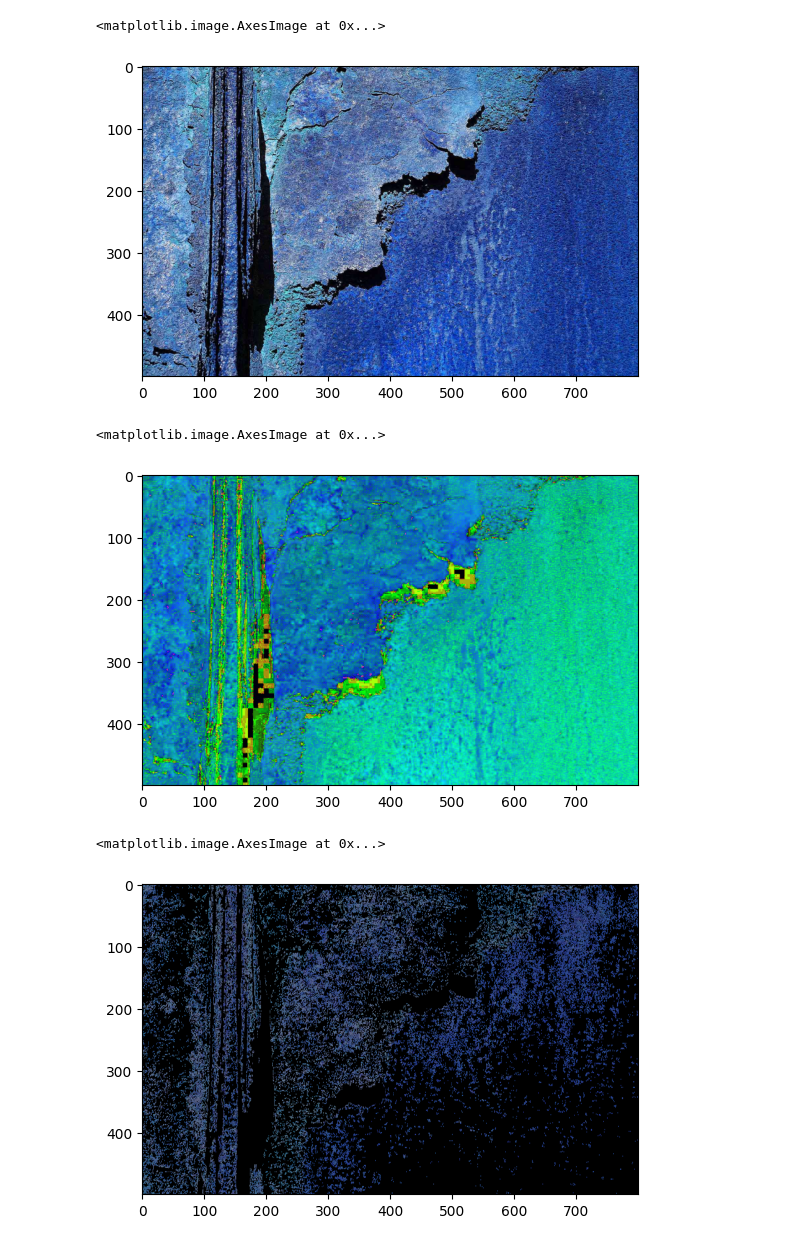
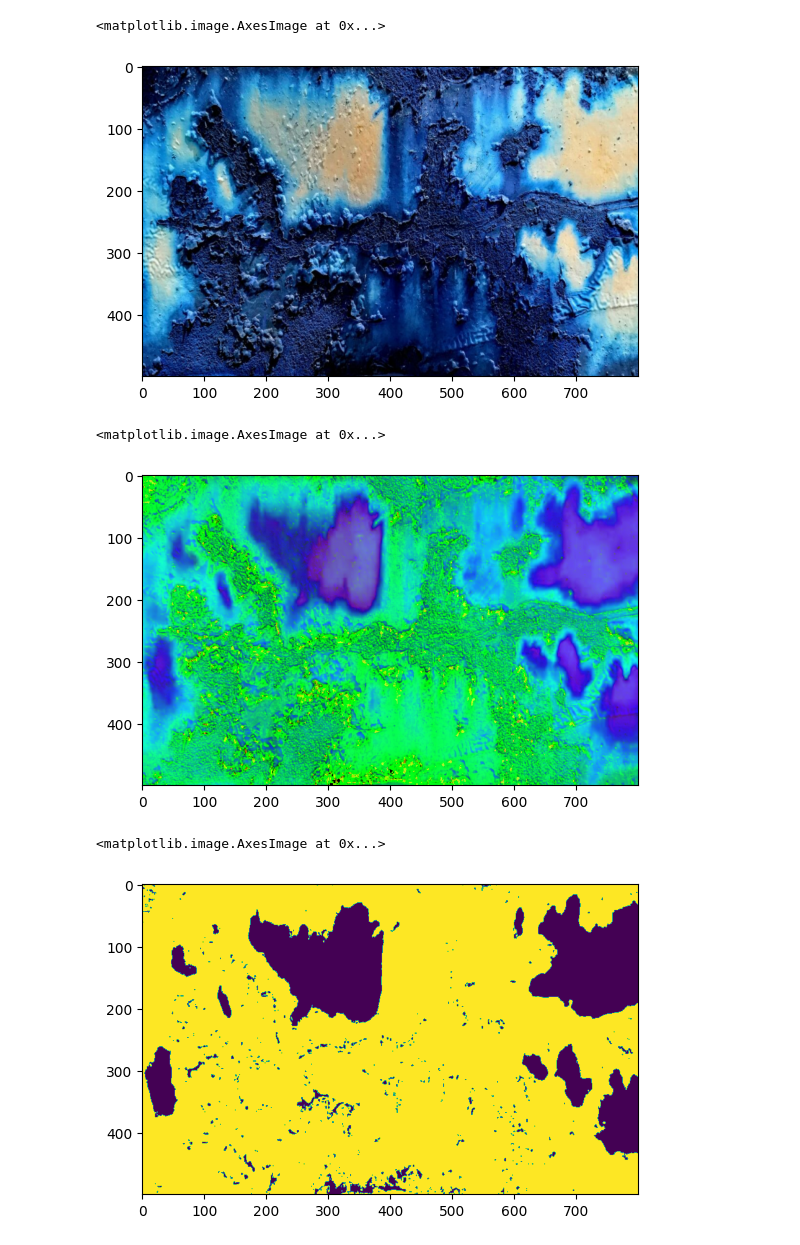
Before and after one commit to SadhaSivamx/PipeLine-Inspection-Bot, a Jupyter notebook: Corrosion-Algo.ipynb, the cells around one changed output. Cells and saved outputs as stored; diff of their text form; code cells hidden in the pictures.

```diff
--- a/Corrosion-Algo.ipynb
+++ b/Corrosion-Algo.ipynb
@@ -1,28 +1,33 @@
 # %%
 import cv2 as cv
 import matplotlib.pyplot as plt
-image=cv.imread("Corroded1.jpg")
+image=cv.imread("Corroded2.jpg")
 image=cv.resize(image,(800,500))
 plt.imshow(image)
 # %% [output]
 <matplotlib.image.AxesImage at 0x...>
-[figure, old version]
+[figure, new version]
 # %%
 import numpy as np
-lh = np.array([0, 70, 70], np.uint8)
-uh = np.array([20, 200, 150], np.uint8)
+bl = np.array([0,10, 10], dtype=np.uint8)
+bu = np.array([20, 255, 255], dtype=np.uint8)
+ol = np.array([15, 100, 100], dtype=np.uint8)
+ou = np.array([25, 255, 255], dtype=np.uint8)
+
 hsvimg = cv.cvtColor(image, cv.COLOR_BGR2HSV)
 plt.imshow(hsvimg)
 # %% [output]
 <matplotlib.image.AxesImage at 0x...>
-[figure, old version]
+[figure, new version]
 # %%
-mask = cv.inRange(hsvimg, lh, uh)
-maskimg = cv.bitwise_and(image, image, mask=mask)
+mask1 = cv.inRange(hsvimg, bl, bu)
+mask2 = cv.inRange(hsvimg, ol, ou)
+
+maskimg = cv.bitwise_or(mask1,mask2)
 masking=cv.dilate(maskimg,(3,3))
 plt.imshow(masking)
 # %% [output]
 <matplotlib.image.AxesImage at 0x...>
-[figure, old version]
+[figure, new version]
 # %%
 # Find contours in the mask
```
Also changed, not shown: parts of 2 cells of this notebook.
